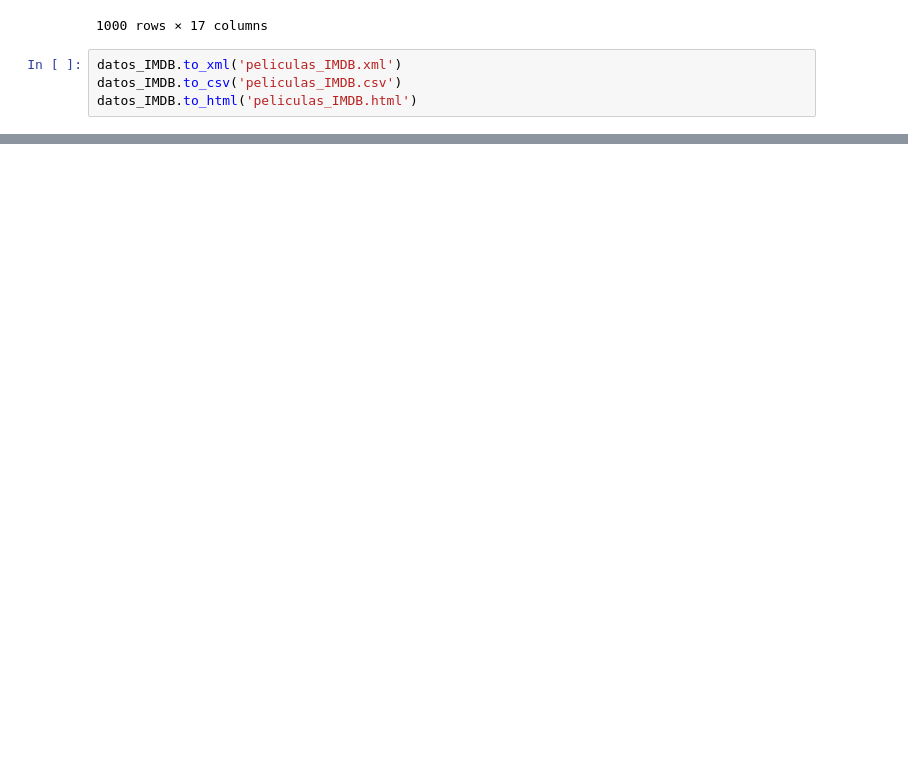
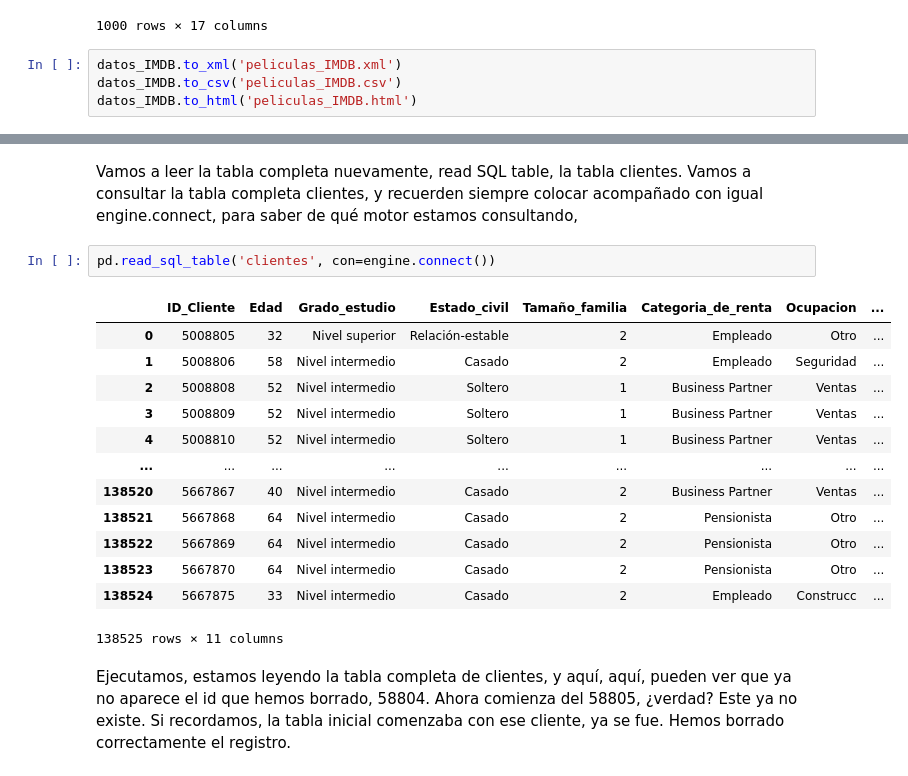
Before and after one commit to jorgevillegazz/Aprendiendo_ETL, a Jupyter notebook: Pandas_I_O.ipynb, the cells around one changed output, grey strips where cells are left out. Cells and saved outputs as stored; diff of their text form; blank space fills up the shorter version.

```diff
--- a/Pandas_I_O.ipynb
+++ b/Pandas_I_O.ipynb
@@ -985,0 +1395,20 @@ datos_IMDB.to_html('peliculas_IMDB.html')
+# %% [markdown]
+Vamos a leer la tabla completa nuevamente, read SQL table, la tabla clientes. Vamos a consultar la tabla completa clientes, y recuerden siempre colocar acompañado con igual engine.connect, para saber de qué motor estamos consultando,
+# %%
+pd.read_sql_table('clientes', con=engine.connect())
+# %% [output]
+|  | ID_Cliente | Edad | Grado_estudio | Estado_civil | Tamaño_familia | Categoria_de_renta | Ocupacion | ... |
+| 0 | 5008805 | 32 | Nivel superior | Relación-estable | 2 | Empleado | Otro | ... |
+| 1 | 5008806 | 58 | Nivel intermedio | Casado | 2 | Empleado | Seguridad | ... |
+| 2 | 5008808 | 52 | Nivel intermedio | Soltero | 1 | Business Partner | Ventas | ... |
+| 3 | 5008809 | 52 | Nivel intermedio | Soltero | 1 | Business Partner | Ventas | ... |
+| 4 | 5008810 | 52 | Nivel intermedio | Soltero | 1 | Business Partner | Ventas | ... |
+| ... | ... | ... | ... | ... | ... | ... | ... | ... |
+| 138520 | 5667867 | 40 | Nivel intermedio | Casado | 2 | Business Partner | Ventas | ... |
+| 138521 | 5667868 | 64 | Nivel intermedio | Casado | 2 | Pensionista | Otro | ... |
+| 138522 | 5667869 | 64 | Nivel intermedio | Casado | 2 | Pensionista | Otro | ... |
+| 138523 | 5667870 | 64 | Nivel intermedio | Casado | 2 | Pensionista | Otro | ... |
+| 138524 | 5667875 | 33 | Nivel intermedio | Casado | 2 | Empleado | Construcc | ... |
+138525 rows × 11 columns
+# %% [markdown]
+Ejecutamos, estamos leyendo la tabla completa de clientes, y aquí, aquí, pueden ver que ya no aparece el id que hemos borrado, 58804. Ahora comienza del 58805, ¿verdad? Este ya no existe. Si recordamos, la tabla inicial comenzaba con ese cliente, ya se fue. Hemos borrado correctamente el registro.
```
Also changed, not shown: parts of 78 cells of this notebook.
